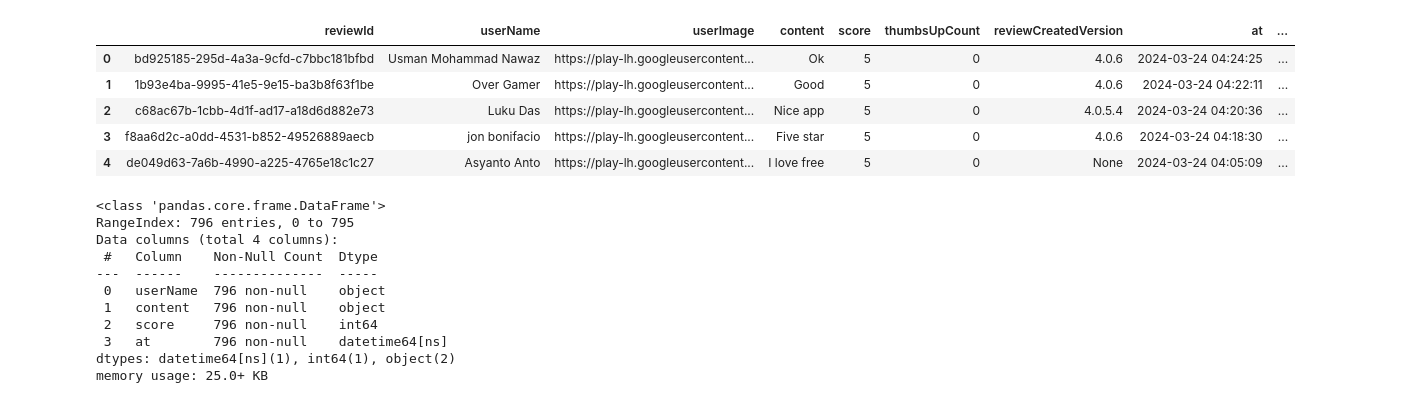
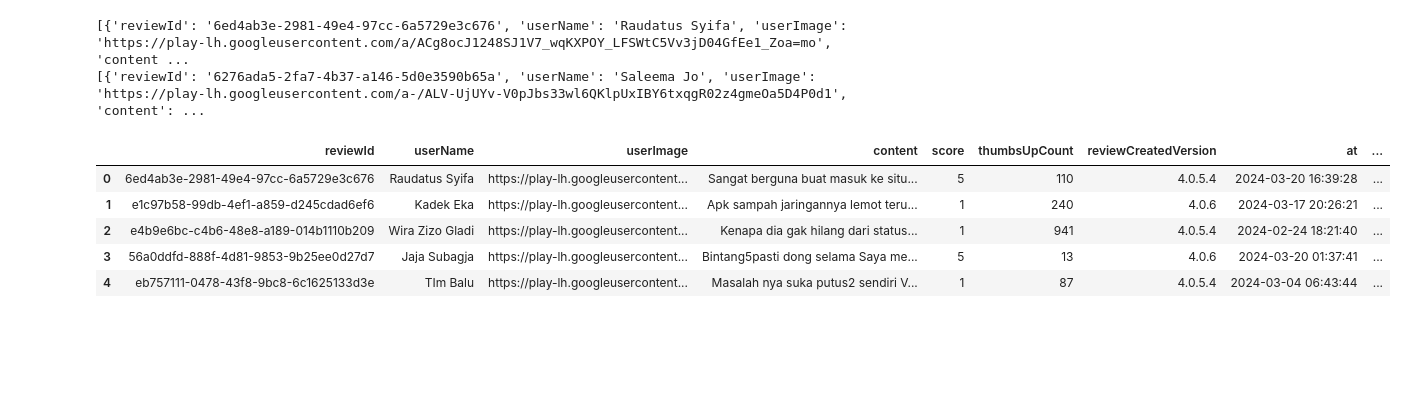
Before and after one commit to alchemista27/naive-bayes-analysis, a Jupyter notebook: play-store-scrapping.ipynb, the cells around one changed output. Saved outputs shown, nothing was run; the diff lists cells and outputs as text; code cells hidden in the pictures; blank space fills up the shorter version.

Commit message:
creating new csv with more than one languange

```diff
--- a/play-store-scrapping.ipynb
+++ b/play-store-scrapping.ipynb
@@ -5,47 +5,39 @@ import numpy as np
 from google_play_scraper import app, Sort, reviews
 # %%
 # Initiating data crawling
-rvws, token = reviews(
-    app_id='free.vpn.unblock.proxy.turbovpn',
-    lang='en',
-    country='us',
-    count=10000,
-    sort= Sort.NEWEST,
-    filter_score_with= None
-)
+langs = ['en', 'id']
+countries = ['id', 'uk', 'us']
+data = {}
 
-
-# Converting rvws into DataFrame
-revs = pd.DataFrame(rvws)
-revs.head()
+for lang in langs:
+    for country in countries:
+        review, token = reviews(
+            app_id='free.vpn.unblock.proxy.turbovpn',
+            lang=lang,
+            country=country,
+            count=10000,
+            sort= Sort.MOST_RELEVANT,
+            filter_score_with= None
+        )
+        data[lang] = review
+print(data['id'])
+print(data['en'])
 # %% [output]
-|  | reviewId | userName | userImage | content | score | thumbsUpCount | reviewCreatedVersion | at | ... |
-| 0 | bd925185-295d-4a3a-9cfd-c7bbc181bfbd | Usman Mohammad Nawaz | https://play-lh.googleusercontent... | Ok | 5 | 0 | 4.0.6 | 2024-03-24 04:24:25 | ... |
-| 1 | 1b93e4ba-9995-41e5-9e15-ba3b8f63f1be | Over Gamer | https://play-lh.googleusercontent... | Good | 5 | 0 | 4.0.6 | 2024-03-24 04:22:11 | ... |
-| 2 | c68ac67b-1cbb-4d1f-ad17-a18d6d882e73 | Luku Das | https://play-lh.googleusercontent... | Nice app | 5 | 0 | 4.0.5.4 | 2024-03-24 04:20:36 | ... |
-| 3 | f8aa6d2c-a0dd-4531-b852-49526889aecb | jon bonifacio | https://play-lh.googleusercontent... | Five star | 5 | 0 | 4.0.6 | 2024-03-24 04:18:30 | ... |
-| 4 | de049d63-7a6b-4990-a225-4765e18c1c27 | Asyanto Anto | https://play-lh.googleusercontent... | I love free | 5 | 0 | None | 2024-03-24 04:05:09 | ... |
+[{'reviewId': '6ed4ab3e-2981-49e4-97cc-6a5729e3c676', 'userName': 'Raudatus Syifa', 'userImage': 'https://play-lh.googleusercontent.com/a/ACg8ocJ1248SJ1V7_wqKXPOY_LFSWtC5Vv3jD04GfEe1_Zoa=mo', 'content ...
+[{'reviewId': '6276ada5-2fa7-4b37-a146-5d0e3590b65a', 'userName': 'Saleema Jo', 'userImage': 'https://play-lh.googleusercontent.com/a-/ALV-UjUYv-V0pJbs33wl6QKlpUxIBY6txqgR02z4gmeOa5D4P0d1', 'content': ...
-# %%
-# Slicing the data into used data
-df = revs[['userName', 'content', 'score', 'at']]
-df.head()
-
-
-# Checking the dtype
-df.info()
-
-
-# Save the data into csv
-df.to_csv('reviews-turbo-vpn.csv', index=False)
-# %% [output]
-<class 'pandas.core.frame.DataFrame'>
-RangeIndex: 796 entries, 0 to 795
-Data columns (total 4 columns):
- #   Column    Non-Null Count  Dtype
----  ------    --------------  -----
- 0   userName  796 non-null    object
- 1   content   796 non-null    object
- 2   score     796 non-null    int64
- 3   at        796 non-null    datetime64[ns]
-dtypes: datetime64[ns](1), int64(1), object(2)
-memory usage: 25.0+ KB
+# %%
+# Creating dataframe
+data_en = pd.DataFrame(data['en'])
+data_id = pd.DataFrame(data['id'])
+
+
+# Concatenate the data
+data = pd.concat([data_id, data_en])
+data.head()
+# %% [output]
+|  | reviewId | userName | userImage | content | score | thumbsUpCount | reviewCreatedVersion | at | ... |
+| 0 | 6ed4ab3e-2981-49e4-97cc-6a5729e3c676 | Raudatus Syifa | https://play-lh.googleusercontent... | Sangat berguna buat masuk ke situ... | 5 | 110 | 4.0.5.4 | 2024-03-20 16:39:28 | ... |
+| 1 | e1c97b58-99db-4ef1-a859-d245cdad6ef6 | Kadek Eka | https://play-lh.googleusercontent... | Apk sampah jaringannya lemot teru... | 1 | 240 | 4.0.6 | 2024-03-17 20:26:21 | ... |
+| 2 | e4b9e6bc-c4b6-48e8-a189-014b1110b209 | Wira Zizo Gladi | https://play-lh.googleusercontent... | Kenapa dia gak hilang dari status... | 1 | 941 | 4.0.5.4 | 2024-02-24 18:21:40 | ... |
+| 3 | 56a0ddfd-888f-4d81-9853-9b25ee0d27d7 | Jaja Subagja | https://play-lh.googleusercontent... | Bintang5pasti dong selama Saya me... | 5 | 13 | 4.0.6 | 2024-03-20 01:37:41 | ... |
+| 4 | eb757111-0478-43f8-9bc8-6c1625133d3e | TIm Balu | https://play-lh.googleusercontent... | Masalah nya suka putus2 sendiri V... | 1 | 87 | 4.0.5.4 | 2024-03-04 06:43:44 | ... |
```
Also changed, not shown: parts of 1 cell of this notebook, 2 other files.
